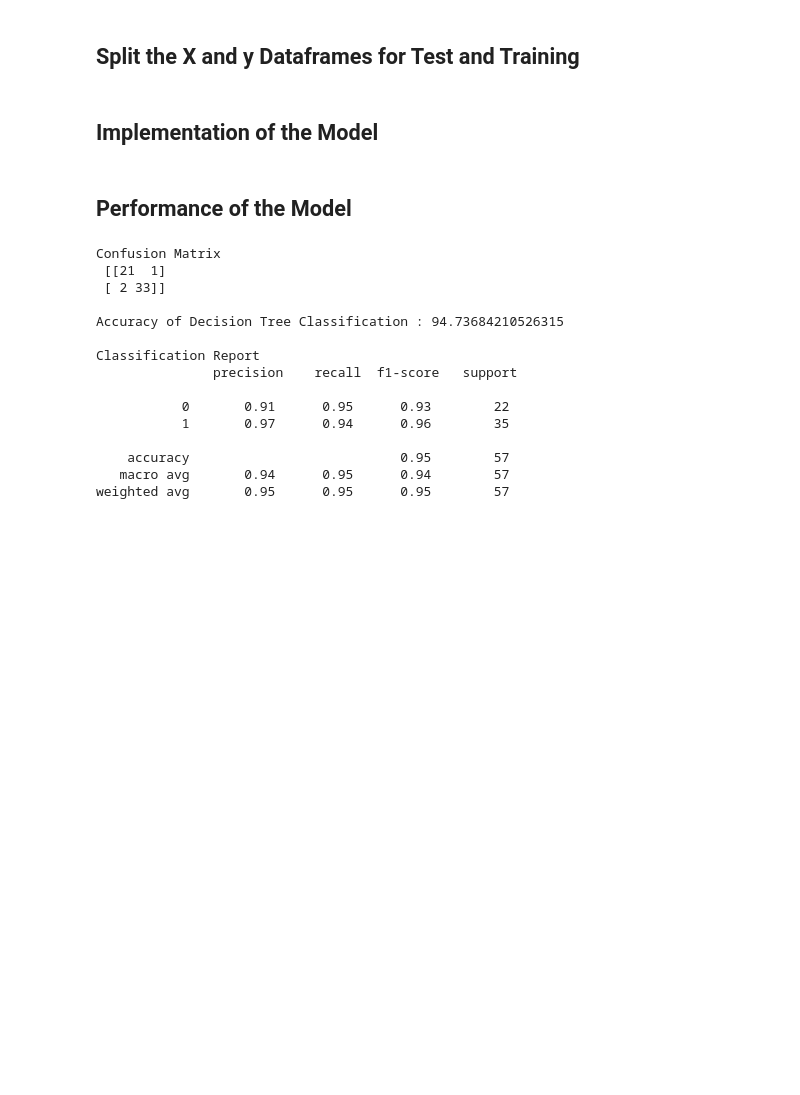
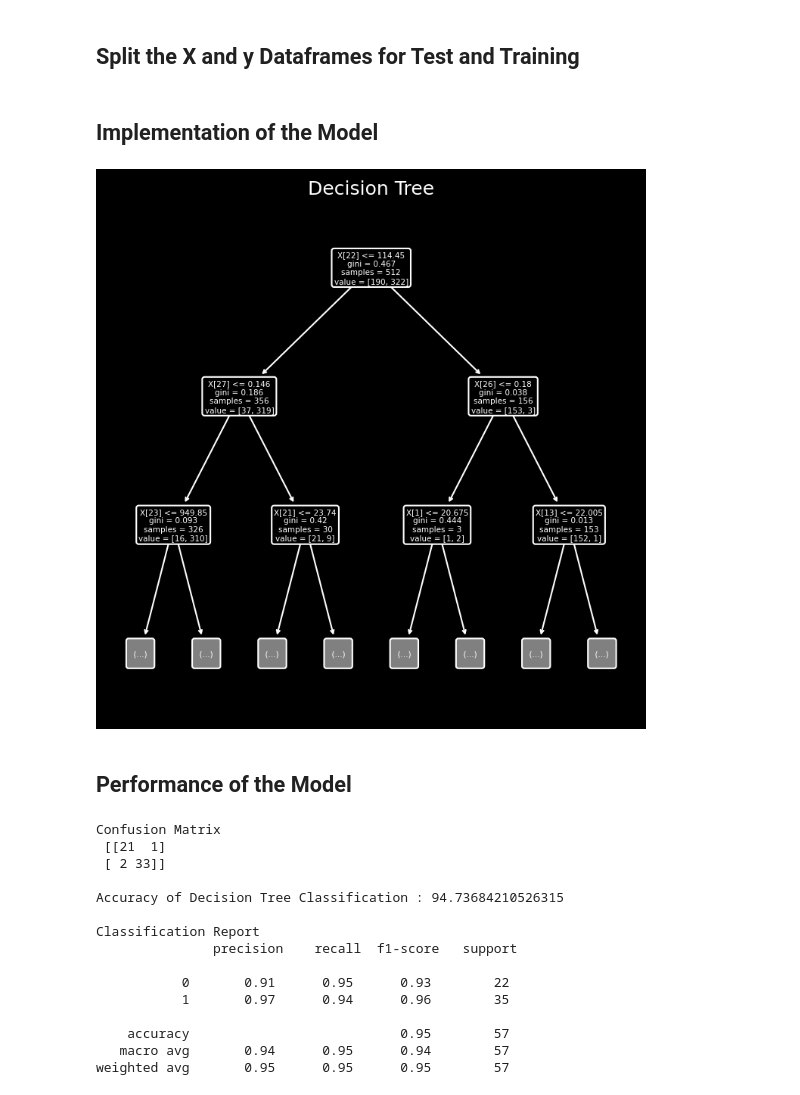
Before and after one commit to debjitpal5040/ML_Algorithms, a Jupyter notebook: Machine Learning/Supervised Learning/Classification/Decision Tree Classification/Decision_Tree_Classification.ipynb, the cells around one changed output. Drawn from its saved outputs; the diff is of its cells as text; code cells hidden in the pictures; blank space fills up the shorter version.

```diff
--- a/Machine Learning/Supervised Learning/Classification/Decision Tree Classification/Decision_Tree_Classification.ipynb
+++ b/Machine Learning/Supervised Learning/Classification/Decision Tree Classification/Decision_Tree_Classification.ipynb
@@ -142,9 +142,17 @@ X_train, X_test, y_train, y_test = train_test_split(X, y, test_size=0.1, random_
 # %% [markdown]
 ## Implementation of the Model
 # %%
-dtc = DecisionTreeClassifier(max_depth=4, max_features='log2')
+dtc = DecisionTreeClassifier(max_depth=4)
 dtc.fit(X_train, y_train)
 y_pred = dtc.predict(X_test)
+# %%
+fig, ax = plt.subplots(figsize=(6, 6), dpi=150)
+plt.style.use('dark_background')
+plot_tree(dtc, ax=ax, max_depth=2, rounded=True, fontsize=5)
+plt.title('Decision Tree')
+plt.savefig('Images/Decision_Tree.png', bbox_inches='tight')
+# %% [output]
+[figure, added]
 # %% [markdown]
 ## Performance of the Model
 # %%
```
Also changed, not shown: parts of 3 cells of this notebook, 10 other files.
